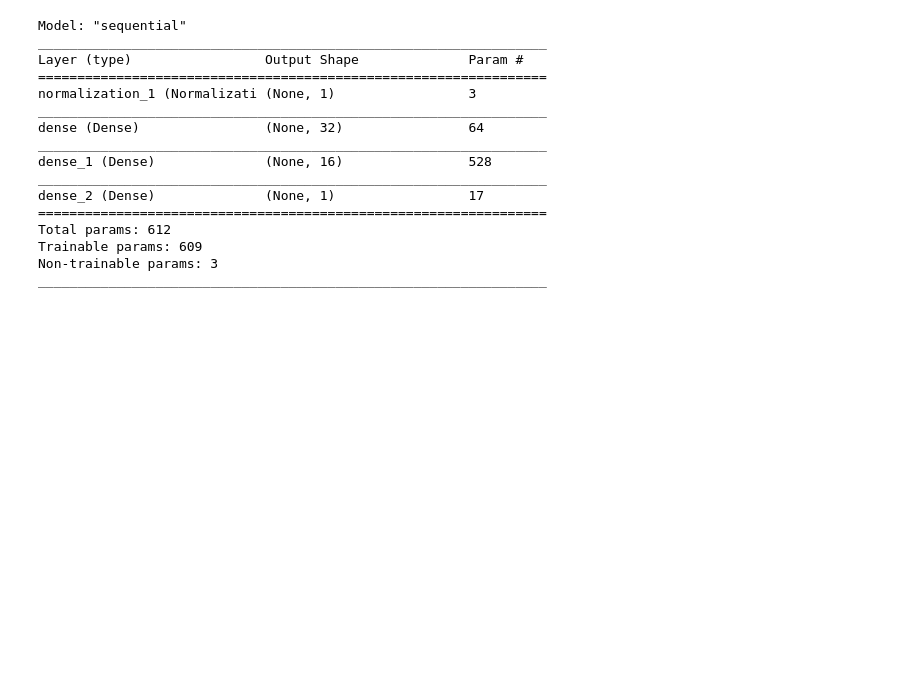
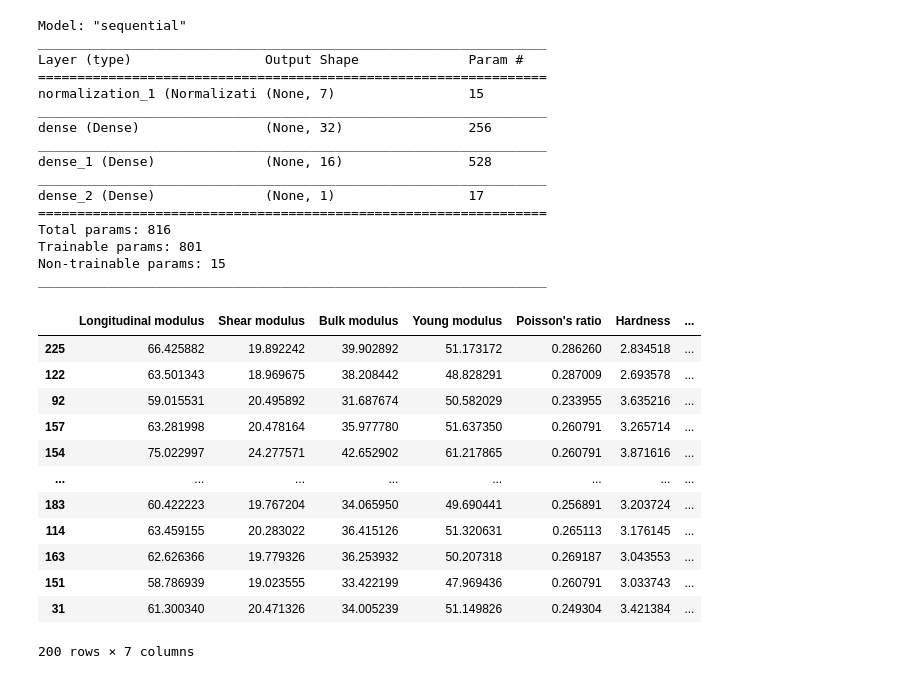
Before and after one commit to ee2110/Machine_Learning_with_TensorFlow, a Jupyter notebook: Glass-Compound-Analysis/DNN_tf2_Erbium_concentration_prediction.ipynb, the cells around one changed output. Cells and saved outputs as stored; diff of their text form; code cells hidden in the pictures; blank space fills up the shorter version.

```diff
--- a/Glass-Compound-Analysis/DNN_tf2_Erbium_concentration_prediction.ipynb
+++ b/Glass-Compound-Analysis/DNN_tf2_Erbium_concentration_prediction.ipynb
@@ -69,8 +105,8 @@ train_features = train_dataset.copy() #dataframe type
 test_features = test_dataset.copy()
 
 # Collect respective label, density value in this case
-train_labels = train_features.pop('Density') # series type
-test_labels = test_features.pop('Density')
+train_labels = train_features.pop('Erbium Concentration') # series type
+test_labels = test_features.pop('Erbium Concentration')
 # %%
 normalizer = preprocessing.Normalization()
 normalizer.adapt(np.array(train_features))
@@ -85,6 +122,6 @@ molar_volume_normalizer.adapt(molar_volume)
 # %%
 basic_model = keras.Sequential([
-    molar_volume_normalizer,
+    input_feature_normalizer,
     layers.Dense(32, activation='relu'),
     layers.Dense(16, activation='relu'),
     layers.Dense(1)
@@ -96,20 +133,36 @@ Model: "sequential"
 _________________________________________________________________
 Layer (type)                 Output Shape              Param #
 =================================================================
-normalization_1 (Normalizati (None, 1)                 3
+normalization_1 (Normalizati (None, 7)                 15
 _________________________________________________________________
-dense (Dense)                (None, 32)                64
+dense (Dense)                (None, 32)                256
 _________________________________________________________________
 dense_1 (Dense)              (None, 16)                528
 _________________________________________________________________
 dense_2 (Dense)              (None, 1)                 17
 =================================================================
-Total params: 612
-Trainable params: 609
-Non-trainable params: 3
+Total params: 816
+Trainable params: 801
+Non-trainable params: 15
 _________________________________________________________________
 # %%
 basic_model.compile(
     optimizer=tf.optimizers.Adam(learning_rate=0.001),
     loss='mean_absolute_error')
+# %%
+train_features
+# %% [output]
+|  | Longitudinal modulus | Shear modulus | Bulk modulus | Young modulus | Poisson's ratio | Hardness | ... |
+| 225 | 66.425882 | 19.892242 | 39.902892 | 51.173172 | 0.286260 | 2.834518 | ... |
+| 122 | 63.501343 | 18.969675 | 38.208442 | 48.828291 | 0.287009 | 2.693578 | ... |
+| 92 | 59.015531 | 20.495892 | 31.687674 | 50.582029 | 0.233955 | 3.635216 | ... |
+| 157 | 63.281998 | 20.478164 | 35.977780 | 51.637350 | 0.260791 | 3.265714 | ... |
+| 154 | 75.022997 | 24.277571 | 42.652902 | 61.217865 | 0.260791 | 3.871616 | ... |
+| ... | ... | ... | ... | ... | ... | ... | ... |
+| 183 | 60.422223 | 19.767204 | 34.065950 | 49.690441 | 0.256891 | 3.203724 | ... |
+| 114 | 63.459155 | 20.283022 | 36.415126 | 51.320631 | 0.265113 | 3.176145 | ... |
+| 163 | 62.626366 | 19.779326 | 36.253932 | 50.207318 | 0.269187 | 3.043553 | ... |
+| 151 | 58.786939 | 19.023555 | 33.422199 | 47.969436 | 0.260791 | 3.033743 | ... |
+| 31 | 61.300340 | 20.471326 | 34.005239 | 51.149826 | 0.249304 | 3.421384 | ... |
+200 rows × 7 columns
 # %%
```
Also changed, not shown: parts of 23 cells of this notebook, 1 other file.
